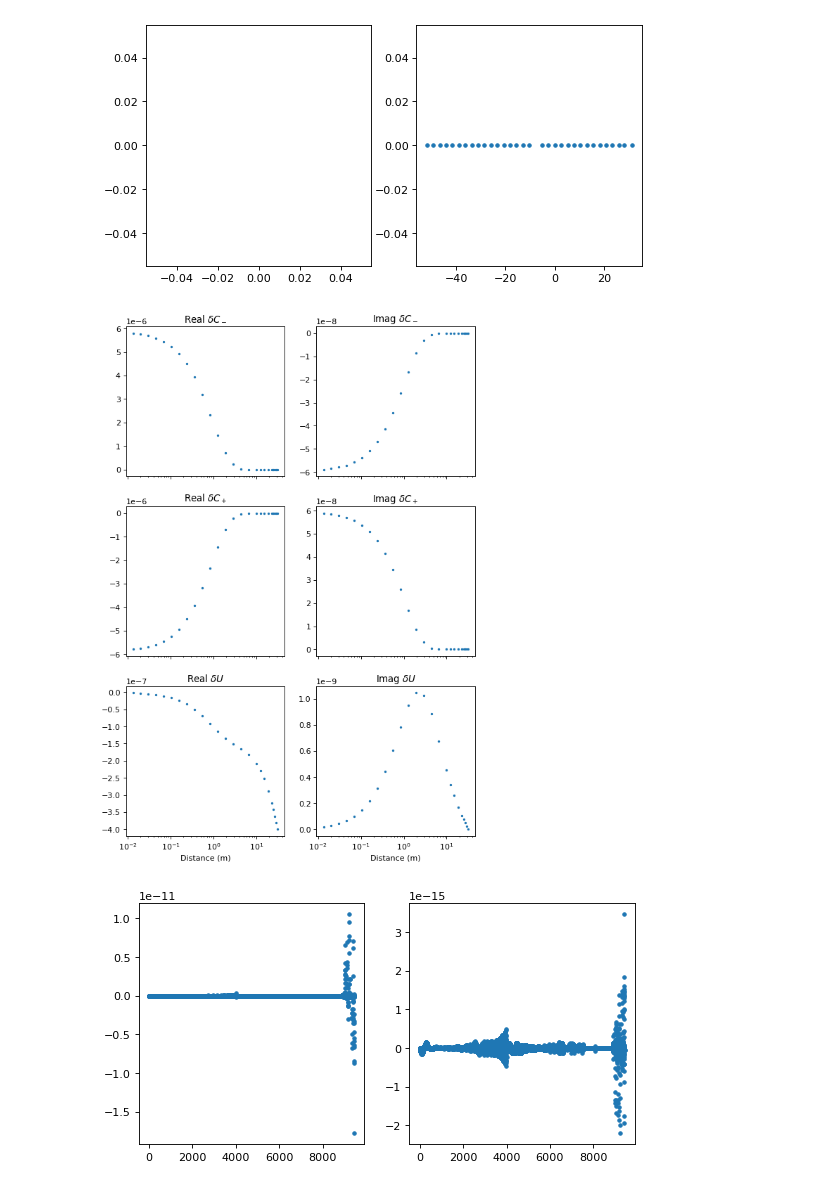
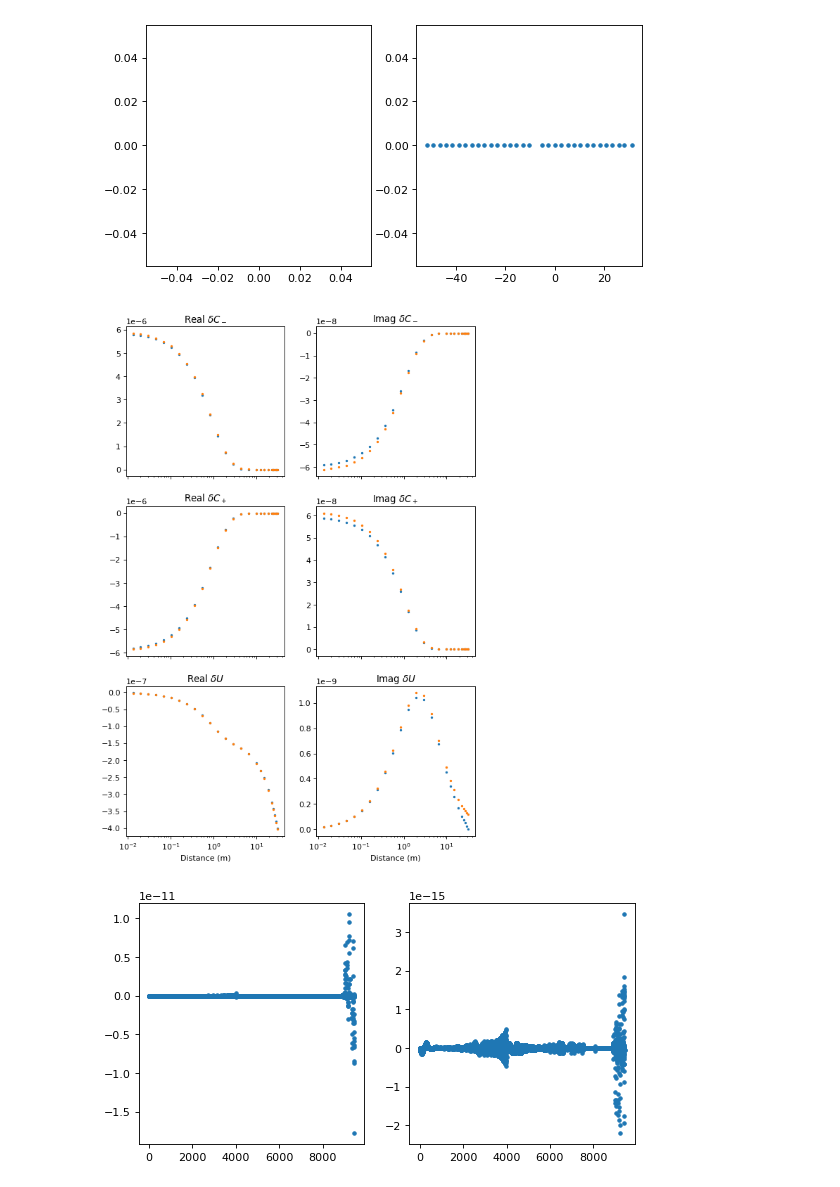
Before and after one commit to yuccadrew/sip, a Jupyter notebook: test_sphere_s62.ipynb, the cells around one changed output. Saved outputs shown, nothing was run; the diff lists cells and outputs as text; code cells hidden in the pictures.

Commit message:
Plot against analytical solution

```diff
--- a/test_sphere_s62.ipynb
+++ b/test_sphere_s62.ipynb
@@ -5419,36 +5419,36 @@ plt.show()
 import matplotlib.pyplot as plt
 
 if __name__=='__main__':
 #     mask=mesh['in_solid']
 #     nind=np.unique(mesh['elements'][mask,:].flatten(order='C'))
 #     fig,ax=plt.subplots()
 #     ax.plot(np.real(unod_out[nind,0]),'.')
 # #     ax.plot(np.real(unod_out[:,0]),'.')
     mids2d=compute_mids2d(mesh['nodes'],mesh['elements'],dist_factor=1.0)
     dist2d=np.sqrt(mids2d[:,0]**2+mids2d[:,1]**2)
     mask2d=(mids2d[:,0]>=a)&(mids2d[:,1]<=a/100)
     mask=(mesh['on_survey_lines']&((nodes[:,0])>a))
     fig,ax=plt.subplots(3,2,sharex=True,figsize=(8,4*3),dpi=80)
     axs=ax.flatten()
     titles=['$\delta C_-$','$\delta C_+$','$\delta U$']
     tmp=[n1,n2,pot]
     for i in range(3):
         axs[2*i].plot((nodes[mask,0]-a)/debye_len,np.real(unod_out[mask,i]),'.',markersize=4)
 #         axs[2*i].plot((mids2d[mask2d,0]-a)/debye_len,np.real(grad2d(mesh['nodes'],mesh['elements'],n1,dist_factor=1.0)[mask2d,0]),'.')
-#         axs[2*i].plot((nodes[mask,0]-a)/debye_len,np.real(tmp[i][mask]),'.',markersize=4)
+        axs[2*i].plot((nodes[mask,0]-a)/debye_len,np.real(tmp[i][mask]),'.',markersize=4)
         axs[2*i].set_title('Real '+titles[i])
         axs[2*i].set_xscale('log')
 
         axs[2*i+1].plot((nodes[mask,0]-a)/debye_len,np.imag(unod_out[mask,i]),'.',markersize=4)
-#         axs[2*i+1].plot((nodes[mask,0]-a)/debye_len,np.imag(tmp[i][mask]),'.',markersize=4)
+        axs[2*i+1].plot((nodes[mask,0]-a)/debye_len,np.imag(tmp[i][mask]),'.',markersize=4)
         axs[2*i+1].set_title('Imag '+titles[i])
         axs[2*i+1].set_xscale('log')
 
     axs[4].set_xlabel('Distance (m)')
     axs[5].set_xlabel('Distance (m)')
     plt.show()
 # %% [output]
-[figure, old version]
+[figure, new version]
 # %%
 def test(K,b):
     rows=np.arange(2,nnode*nrep,nrep)
```
